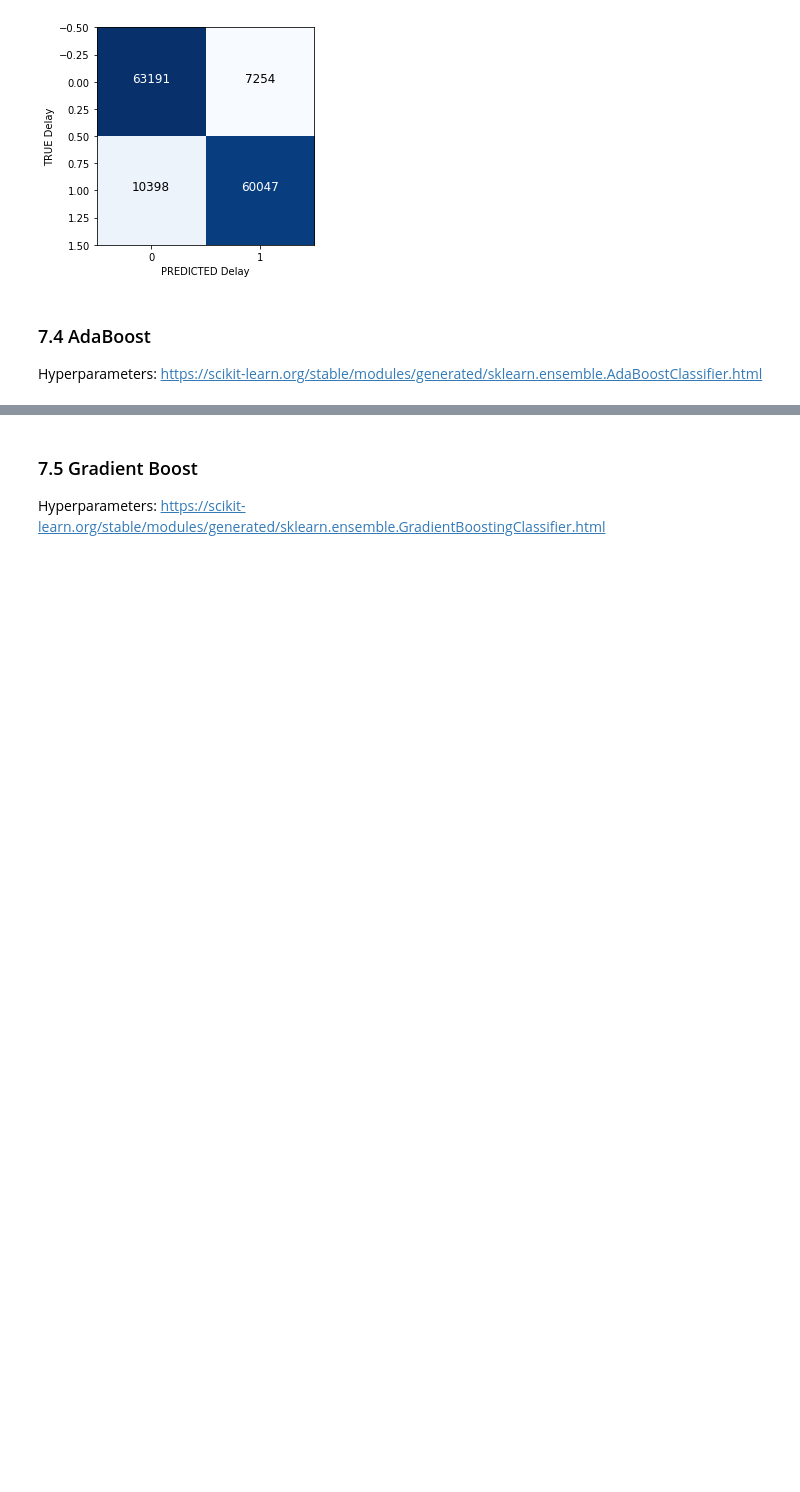
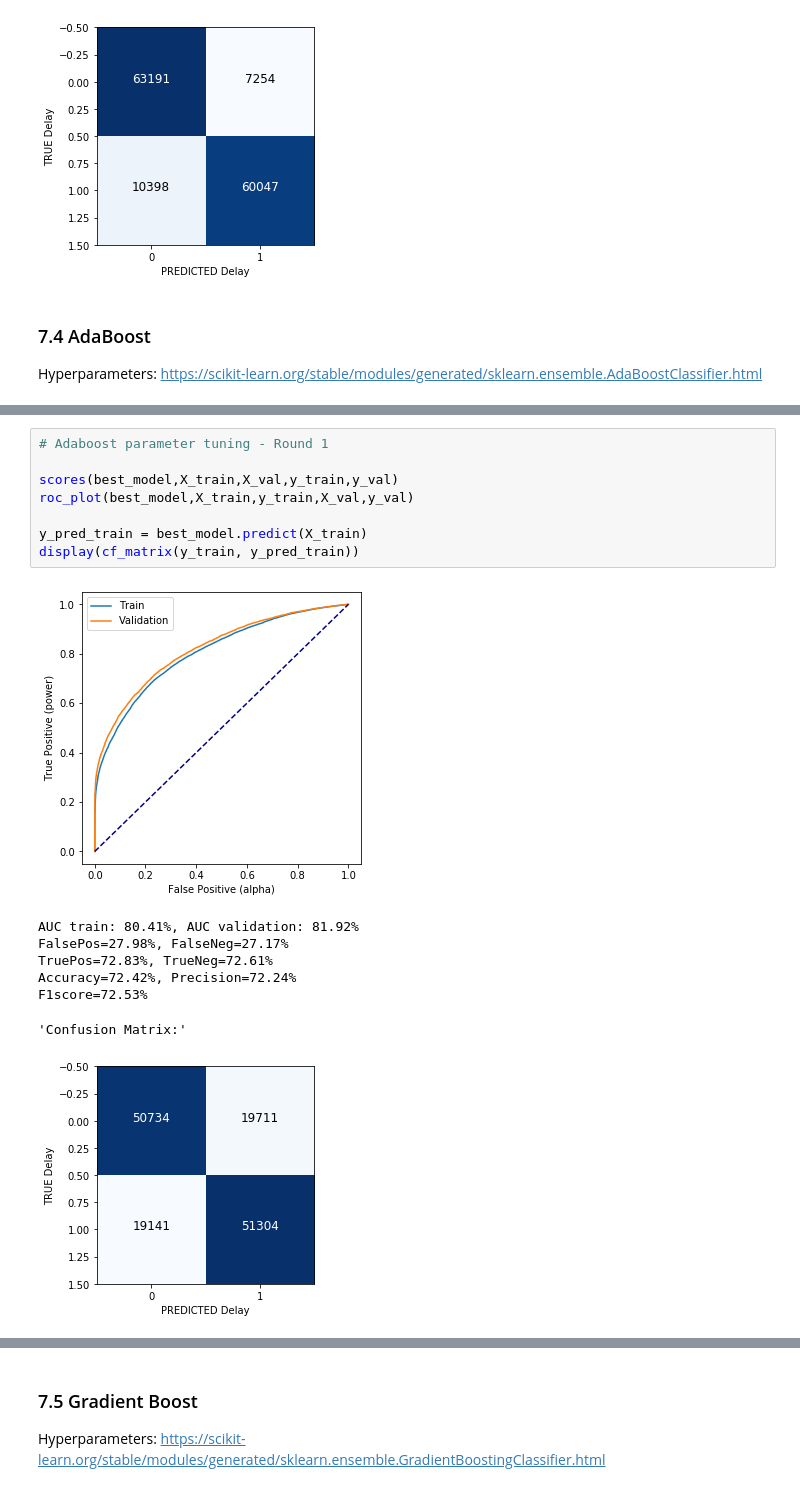
Before and after one commit to khairulomar/Flight_Delays, a Jupyter notebook: flight_delay_notebook.ipynb, the cells around one changed output, grey strips where cells are left out. Cells and saved outputs as stored; diff of their text form; blank space fills up the shorter version.

```diff
--- a/flight_delay_notebook.ipynb
+++ b/flight_delay_notebook.ipynb
@@ -937,0 +951,17 @@ roc_plot(adaboost,X_train,y_train,X_val,y_val)
+# %%
+# Adaboost parameter tuning - Round 1
+
+scores(best_model,X_train,X_val,y_train,y_val)
+roc_plot(best_model,X_train,y_train,X_val,y_val)
+
+y_pred_train = best_model.predict(X_train)
+display(cf_matrix(y_train, y_pred_train))
+# %% [output]
+[figure, added]
+AUC train: 80.41%, AUC validation: 81.92%
+FalsePos=27.98%, FalseNeg=27.17%
+TruePos=72.83%, TrueNeg=72.61%
+Accuracy=72.42%, Precision=72.24%
+F1score=72.53%
+'Confusion Matrix:'
+[figure, added]
```
Also changed, not shown: parts of 19 cells of this notebook.
